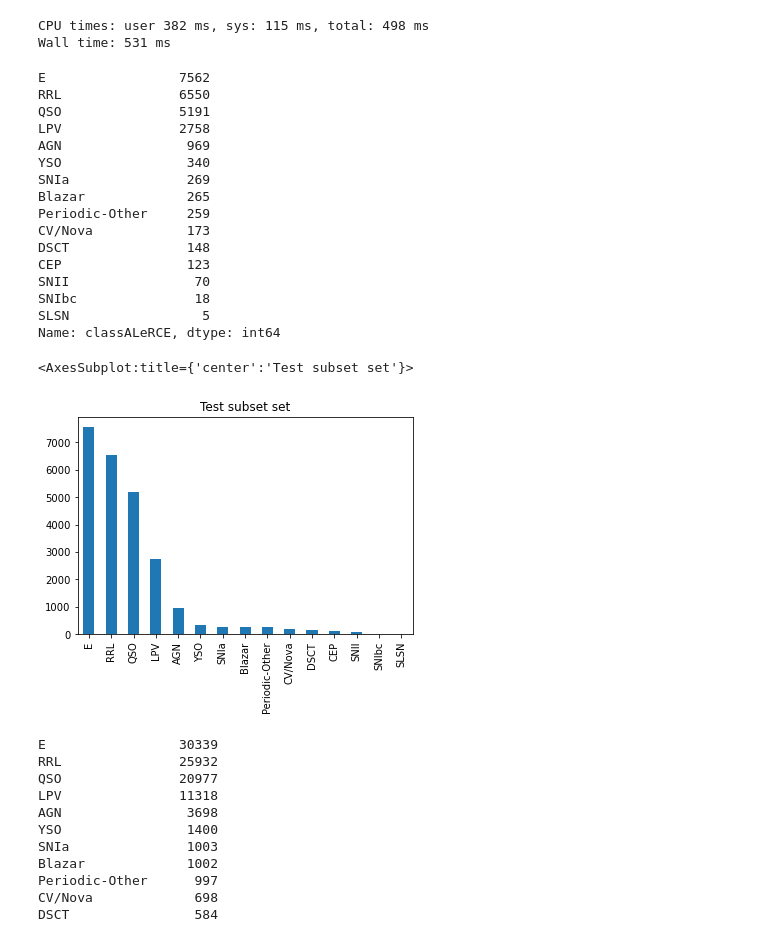
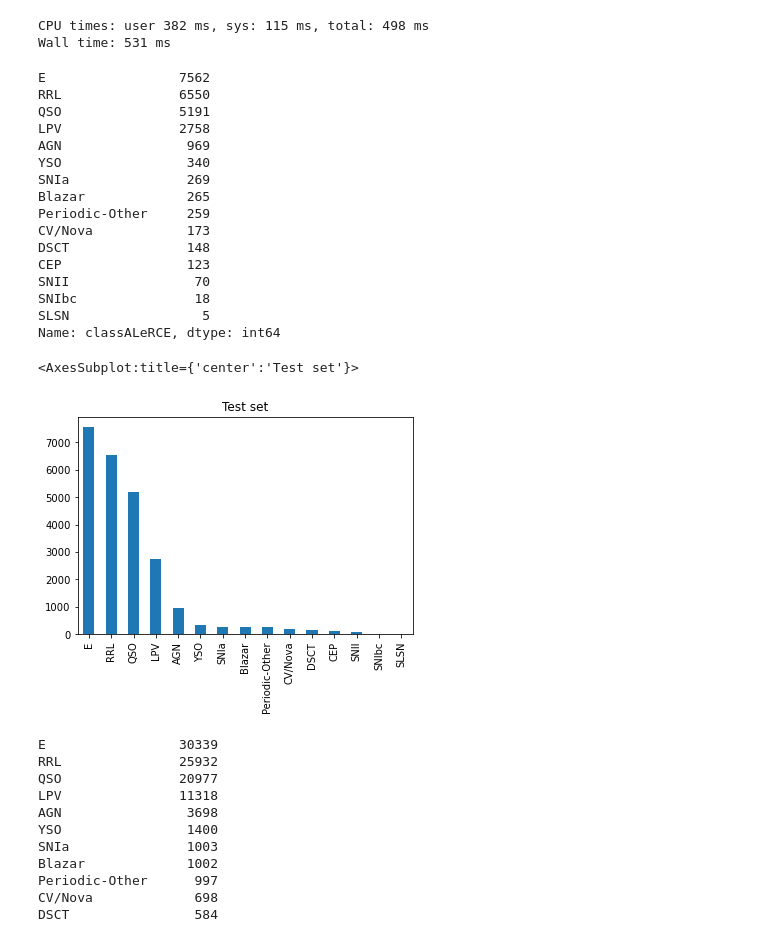
Before and after one commit to guille-c/ALeRCE_ML_DL, a Jupyter notebook: ALeRCE_ML_DL.ipynb, the cells around one changed output. Saved outputs shown, nothing was run; the diff lists cells and outputs as text; code cells hidden in the pictures.

```diff
--- a/ALeRCE_ML_DL.ipynb
+++ b/ALeRCE_ML_DL.ipynb
@@ -268,26 +268,26 @@ CPU times: user 382 ms, sys: 115 ms, total: 498 ms
 Wall time: 531 ms
 # %%
 print (df_test['classALeRCE'].value_counts())
-df_test['classALeRCE'].value_counts().plot(kind='bar', title = "Test subset set")
+df_test['classALeRCE'].value_counts().plot(kind='bar', title = "Test set")
 # %% [output]
 E                 7562
 RRL               6550
 QSO               5191
 LPV               2758
 AGN                969
 YSO                340
 SNIa               269
 Blazar             265
 Periodic-Other     259
 CV/Nova            173
 DSCT               148
 CEP                123
 SNII                70
 SNIbc               18
 SLSN                 5
 Name: classALeRCE, dtype: int64
-<AxesSubplot:title={'center':'Test subset set'}>
+<AxesSubplot:title={'center':'Test set'}>
-[figure, old version]
+[figure, new version]
 # %%
 print (df_train['classALeRCE'].value_counts())
 df_train_ss['classALeRCE'].value_counts().plot(kind='bar', title = "Training set")
```
Also changed, not shown: parts of 26 cells of this notebook.
